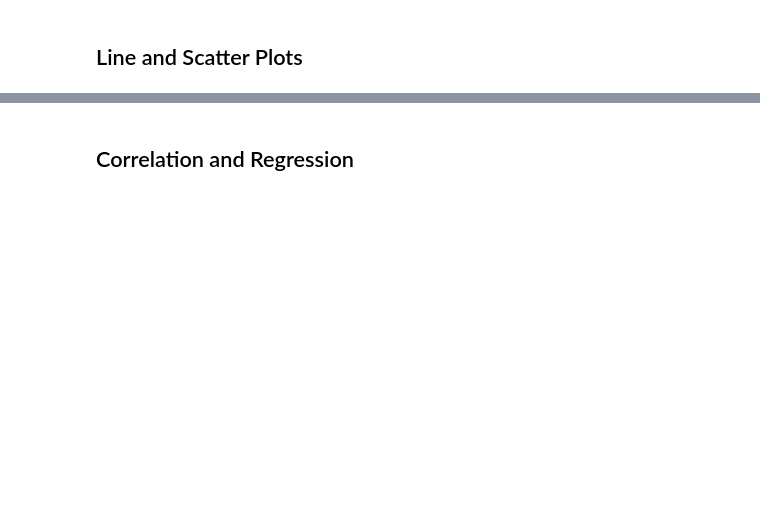
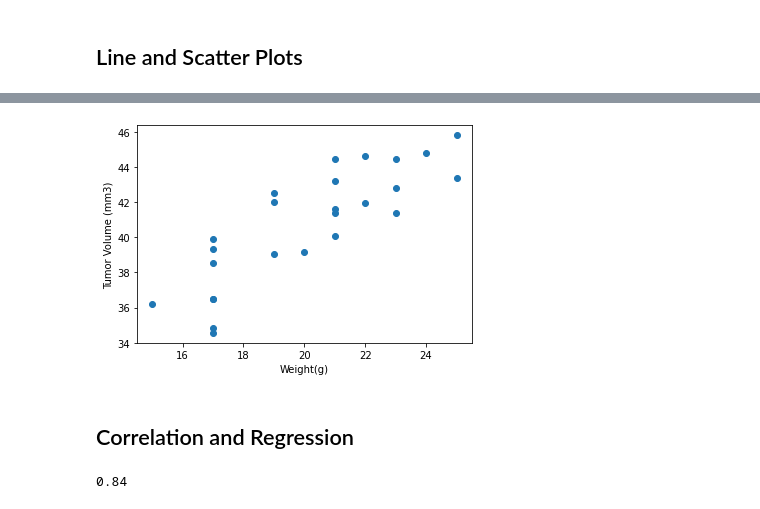
Before and after one commit to Epilena/Pymaceuticals-Matplotlib-, a Jupyter notebook: pymaceuticals_code.ipynb, the cells around one changed output, grey strips where cells are left out. Drawn from its saved outputs; the diff is of its cells as text; code cells hidden in the pictures; blank space fills up the shorter version.

```diff
--- a/pymaceuticals_code.ipynb
+++ b/pymaceuticals_code.ipynb
@@ -244,7 +315,19 @@ for drug in drugs:
 # %%
 # Generate a scatter plot of average tumor volume vs. mouse weight for the Capomulin regimen
+cap_df=study_data.loc[study_data["Drug Regimen"]=="Capomulin"]
+avg_tv= cap_df.groupby('Mouse ID').mean()
+plt.scatter(avg_tv['Weight (g)'], avg_tv['Tumor Volume (mm3)'])
+plt.xlabel('Weight(g)')
+plt.ylabel('Tumor Volume (mm3)')
+plt.show()
+# %% [output]
+[figure, added]
 # %% [markdown]
 ## Correlation and Regression
 # %%
 # Calculate the correlation coefficient and linear regression model
 # for mouse weight and average tumor volume for the Capomulin regimen
+corr=round(st.pearsonr(avg_tv['Weight (g)'], avg_tv['Tumor Volume (mm3)'])[0],2)
+corr
+# %% [output]
+0.84
```
Also changed, not shown: parts of 6 cells of this notebook, 1 other file.
